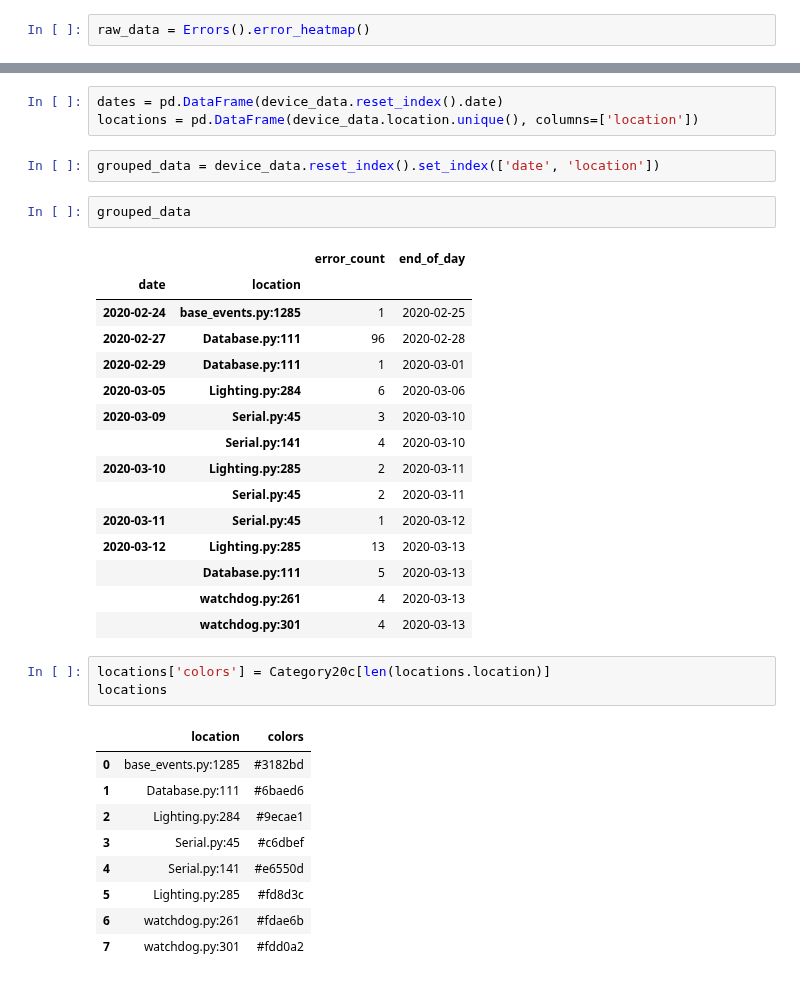
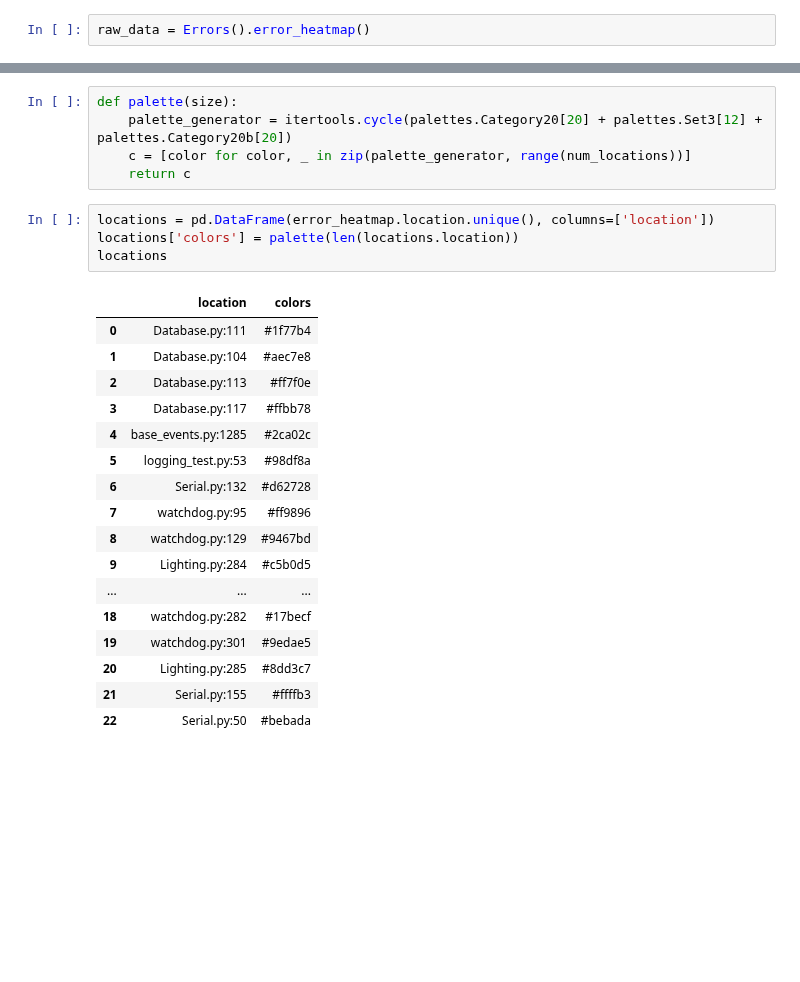
Before and after one commit to whuss/dashboard_react, a Jupyter notebook: error_heatmap.ipynb, the cells around one changed output, grey strips where cells are left out. Drawn from its saved outputs; the diff is of its cells as text; blank space fills up the shorter version.

Commit message:
finish error heatmap graph

```diff
--- a/error_heatmap.ipynb
+++ b/error_heatmap.ipynb
@@ -60,36 +41,27 @@ device_data
-# %%
-dates = pd.DataFrame(device_data.reset_index().date)
-locations = pd.DataFrame(device_data.location.unique(), columns=['location'])
-# %%
-grouped_data = device_data.reset_index().set_index(['date', 'location'])
-# %%
-grouped_data
-# %% [output]
-|  |  | error_count | end_of_day |
-| date | location |  |  |
-| 2020-02-24 | base_events.py:1285 | 1 | 2020-02-25 |
-| 2020-02-27 | Database.py:111 | 96 | 2020-02-28 |
-| 2020-02-29 | Database.py:111 | 1 | 2020-03-01 |
-| 2020-03-05 | Lighting.py:284 | 6 | 2020-03-06 |
-| 2020-03-09 | Serial.py:45 | 3 | 2020-03-10 |
-|  | Serial.py:141 | 4 | 2020-03-10 |
-| 2020-03-10 | Lighting.py:285 | 2 | 2020-03-11 |
-|  | Serial.py:45 | 2 | 2020-03-11 |
-| 2020-03-11 | Serial.py:45 | 1 | 2020-03-12 |
-| 2020-03-12 | Lighting.py:285 | 13 | 2020-03-13 |
-|  | Database.py:111 | 5 | 2020-03-13 |
-|  | watchdog.py:261 | 4 | 2020-03-13 |
-|  | watchdog.py:301 | 4 | 2020-03-13 |
+# %%
+def palette(size):
+    palette_generator = itertools.cycle(palettes.Category20[20] + palettes.Set3[12] + palettes.Category20b[20])
+    c = [color for color, _ in zip(palette_generator, range(num_locations))]
+    return c
 # %%
-locations['colors'] = Category20c[len(locations.location)]
+locations = pd.DataFrame(error_heatmap.location.unique(), columns=['location'])
+locations['colors'] = palette(len(locations.location))
 locations
 # %% [output]
 |  | location | colors |
-| 0 | base_events.py:1285 | #3182bd |
-| 1 | Database.py:111 | #6baed6 |
-| 2 | Lighting.py:284 | #9ecae1 |
-| 3 | Serial.py:45 | #c6dbef |
-| 4 | Serial.py:141 | #e6550d |
-| 5 | Lighting.py:285 | #fd8d3c |
-| 6 | watchdog.py:261 | #fdae6b |
-| 7 | watchdog.py:301 | #fdd0a2 |
+| 0 | Database.py:111 | #1f77b4 |
+| 1 | Database.py:104 | #aec7e8 |
+| 2 | Database.py:113 | #ff7f0e |
+| 3 | Database.py:117 | #ffbb78 |
+| 4 | base_events.py:1285 | #2ca02c |
+| 5 | logging_test.py:53 | #98df8a |
+| 6 | Serial.py:132 | #d62728 |
+| 7 | watchdog.py:95 | #ff9896 |
+| 8 | watchdog.py:129 | #9467bd |
+| 9 | Lighting.py:284 | #c5b0d5 |
+| ... | ... | ... |
+| 18 | watchdog.py:282 | #17becf |
+| 19 | watchdog.py:301 | #9edae5 |
+| 20 | Lighting.py:285 | #8dd3c7 |
+| 21 | Serial.py:155 | #ffffb3 |
+| 22 | Serial.py:50 | #bebada |
```
Also changed, not shown: parts of 28 cells of this notebook.
